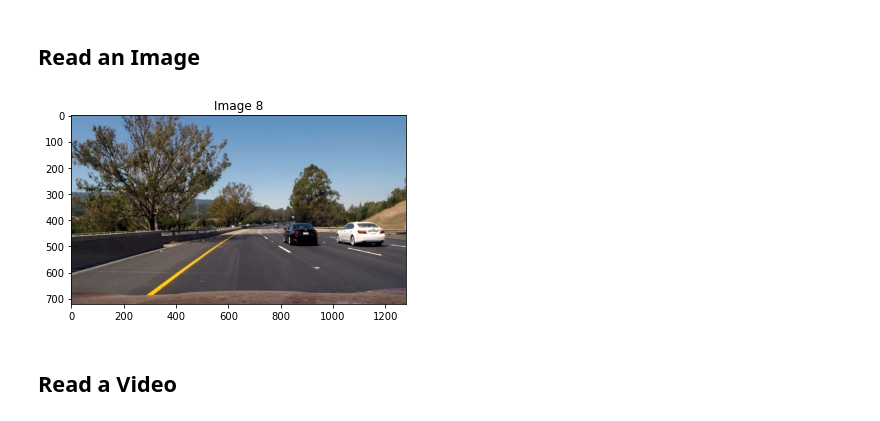
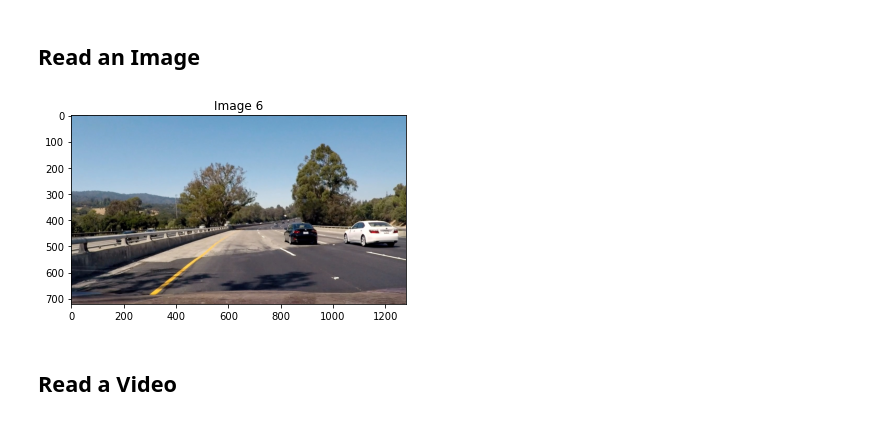
Before and after one commit to Mazen-Ghaleb/ComputerVisionProject, a Jupyter notebook: SelfDrivingPerception.ipynb, the cells around one changed output. Saved outputs shown, nothing was run; the diff lists cells and outputs as text; code cells hidden in the pictures.

```diff
--- a/SelfDrivingPerception.ipynb
+++ b/SelfDrivingPerception.ipynb
@@ -15,14 +16,14 @@ def show_image(image, title='Image', cmap_type='gray'):
 # %%
 # Reading an image
 images_paths = glob.glob("media/test_images/*.jpg")
 images = [plt.imread(image) for image in images_paths]
 
 # getting img dimensions and printing it
-image_idx = 7
+image_idx = 5
 
 show_image(images[image_idx], "Image " + str(image_idx + 1))
 # %% [output]
-[figure, old version]
+[figure, new version]
 # %% [markdown]
 ## Read a Video
 # %%
```
Also changed, not shown: parts of 35 cells of this notebook.
